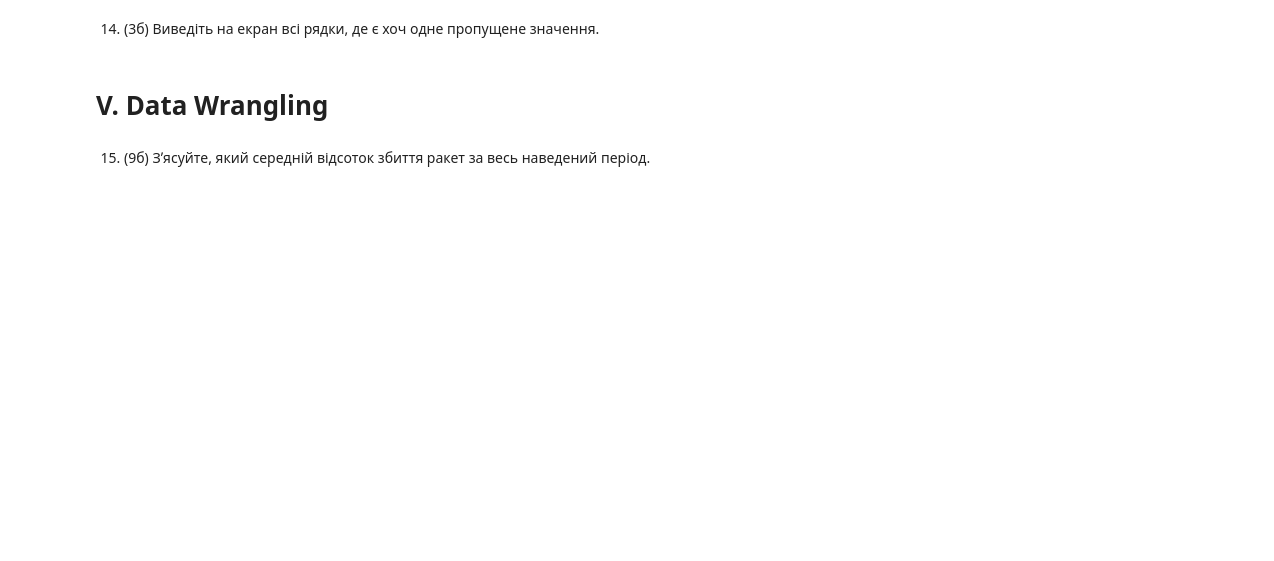
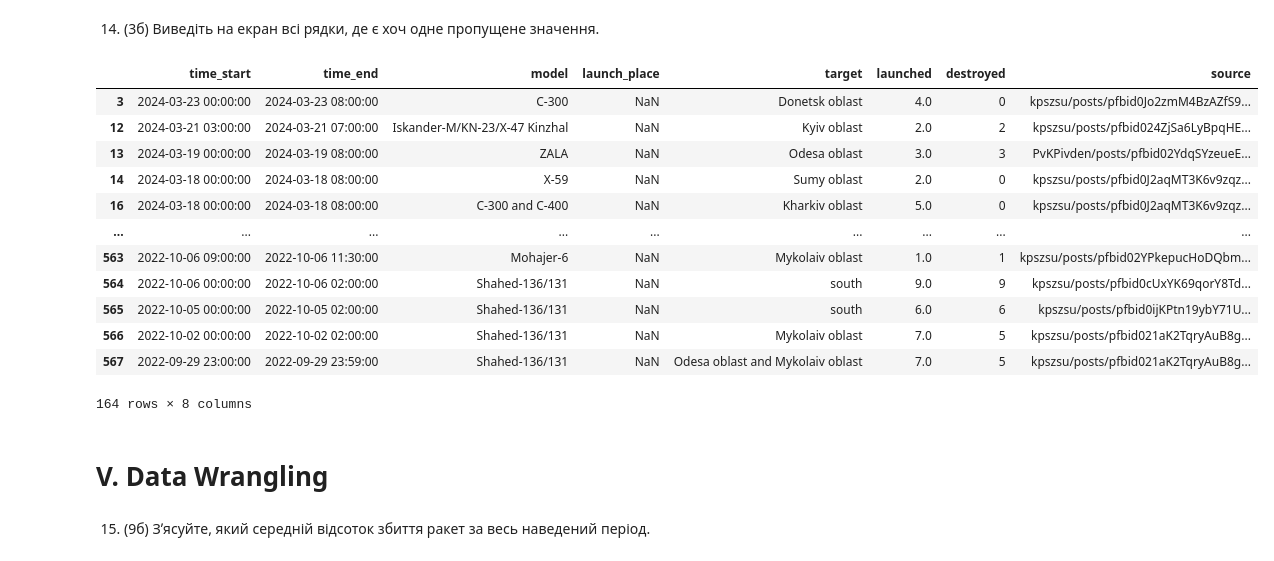
Before and after one commit to GoldExperienceRQ/RadchenkoPR1, a Jupyter notebook: python_practice_9.ipynb, the cells around one changed output. Drawn from its saved outputs; the diff is of its cells as text; code cells hidden in the pictures; blank space fills up the shorter version.

```diff
--- a/python_practice_9.ipynb
+++ b/python_practice_9.ipynb
@@ -237,5 +240,21 @@ missile_attacks
 # %% [markdown]
 14. (3б) Виведіть на екран всі рядки, де є хоч одне пропущене значення.
+# %%
+missile_attacks[missile_attacks.isnull().any(axis=1)]
+# %% [output]
+|  | time_start | time_end | model | launch_place | target | launched | destroyed | source |
+| 3 | 2024-03-23 00:00:00 | 2024-03-23 08:00:00 | C-300 | NaN | Donetsk oblast | 4.0 | 0 | kpszsu/posts/pfbid0Jo2zmM4BzAZfS9... |
+| 12 | 2024-03-21 03:00:00 | 2024-03-21 07:00:00 | Iskander-M/KN-23/X-47 Kinzhal | NaN | Kyiv oblast | 2.0 | 2 | kpszsu/posts/pfbid024ZjSa6LyBpqHE... |
+| 13 | 2024-03-19 00:00:00 | 2024-03-19 08:00:00 | ZALA | NaN | Odesa oblast | 3.0 | 3 | PvKPivden/posts/pfbid02YdqSYzeueE... |
+| 14 | 2024-03-18 00:00:00 | 2024-03-18 08:00:00 | X-59 | NaN | Sumy oblast | 2.0 | 0 | kpszsu/posts/pfbid0J2aqMT3K6v9zqz... |
+| 16 | 2024-03-18 00:00:00 | 2024-03-18 08:00:00 | C-300 and C-400 | NaN | Kharkiv oblast | 5.0 | 0 | kpszsu/posts/pfbid0J2aqMT3K6v9zqz... |
+| ... | ... | ... | ... | ... | ... | ... | ... | ... |
+| 563 | 2022-10-06 09:00:00 | 2022-10-06 11:30:00 | Mohajer-6 | NaN | Mykolaiv oblast | 1.0 | 1 | kpszsu/posts/pfbid02YPkepucHoDQbm... |
+| 564 | 2022-10-06 00:00:00 | 2022-10-06 02:00:00 | Shahed-136/131 | NaN | south | 9.0 | 9 | kpszsu/posts/pfbid0cUxYK69qorY8Td... |
+| 565 | 2022-10-05 00:00:00 | 2022-10-05 02:00:00 | Shahed-136/131 | NaN | south | 6.0 | 6 | kpszsu/posts/pfbid0ijKPtn19ybY71U... |
+| 566 | 2022-10-02 00:00:00 | 2022-10-02 02:00:00 | Shahed-136/131 | NaN | Mykolaiv oblast | 7.0 | 5 | kpszsu/posts/pfbid021aK2TqryAuB8g... |
+| 567 | 2022-09-29 23:00:00 | 2022-09-29 23:59:00 | Shahed-136/131 | NaN | Odesa oblast and Mykolaiv oblast | 7.0 | 5 | kpszsu/posts/pfbid021aK2TqryAuB8g... |
+164 rows × 8 columns
 # %% [markdown]
 # V. Data Wrangling
 # %% [markdown]
```
Also changed, not shown: parts of 5 cells of this notebook.
